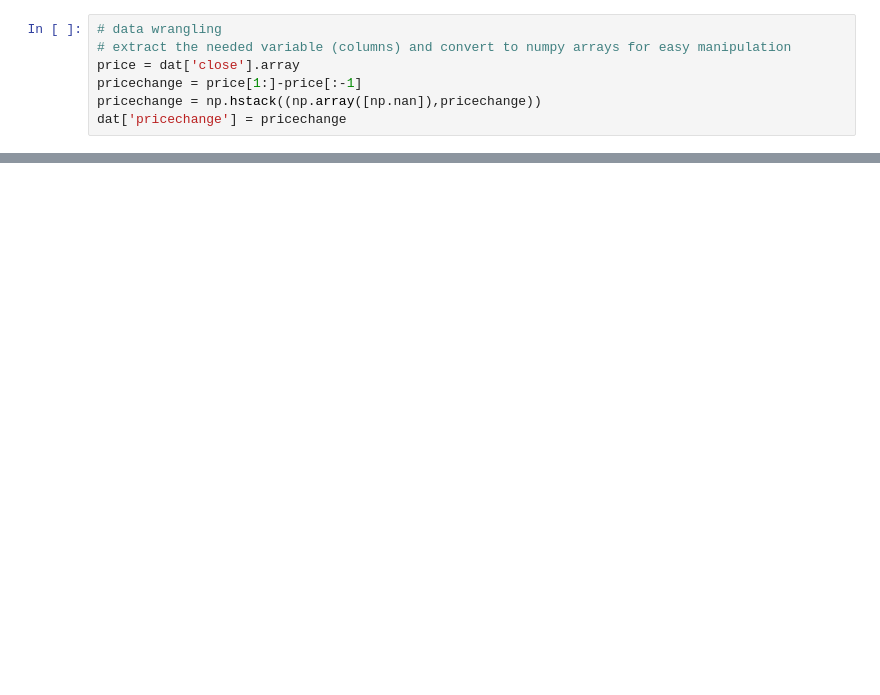
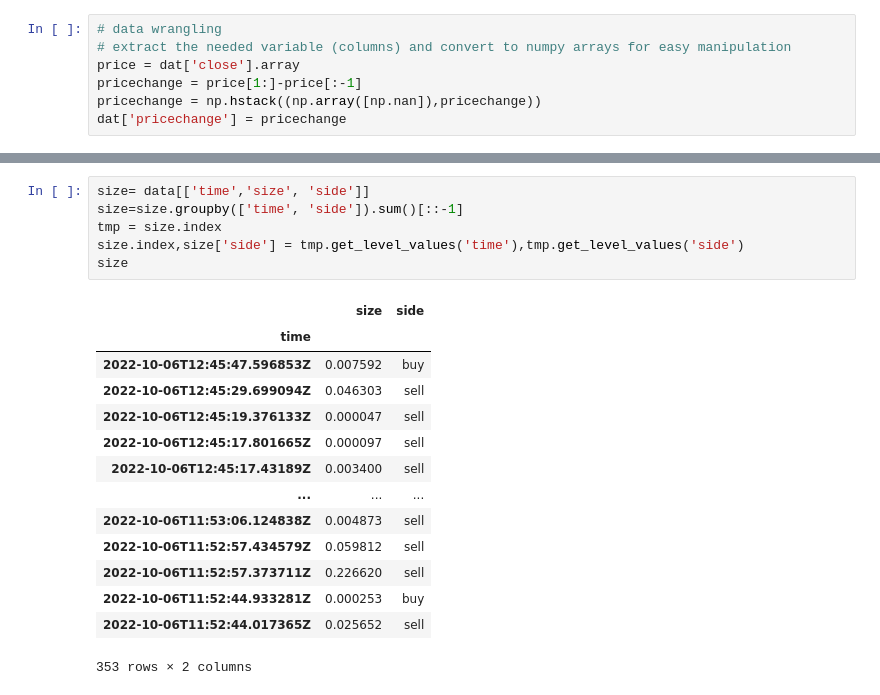
Before and after one commit to oskuH/IDS22-crypto, a Jupyter notebook: main.ipynb, the cells around one changed output, grey strips where cells are left out. Cells and saved outputs as stored; diff of their text form; blank space fills up the shorter version.

```diff
--- a/main.ipynb
+++ b/main.ipynb
@@ -118,0 +119,21 @@ print(sell.shape)
+# %%
+size= data[['time','size', 'side']]
+size=size.groupby(['time', 'side']).sum()[::-1]
+tmp = size.index
+size.index,size['side'] = tmp.get_level_values('time'),tmp.get_level_values('side')
+size
+# %% [output]
+|  | size | side |
+| time |  |  |
+| 2022-10-06T12:45:47.596853Z | 0.007592 | buy |
+| 2022-10-06T12:45:29.699094Z | 0.046303 | sell |
+| 2022-10-06T12:45:19.376133Z | 0.000047 | sell |
+| 2022-10-06T12:45:17.801665Z | 0.000097 | sell |
+| 2022-10-06T12:45:17.43189Z | 0.003400 | sell |
+| ... | ... | ... |
+| 2022-10-06T11:53:06.124838Z | 0.004873 | sell |
+| 2022-10-06T11:52:57.434579Z | 0.059812 | sell |
+| 2022-10-06T11:52:57.373711Z | 0.226620 | sell |
+| 2022-10-06T11:52:44.933281Z | 0.000253 | buy |
+| 2022-10-06T11:52:44.017365Z | 0.025652 | sell |
+353 rows × 2 columns
```
Also changed, not shown: parts of 12 cells of this notebook.
